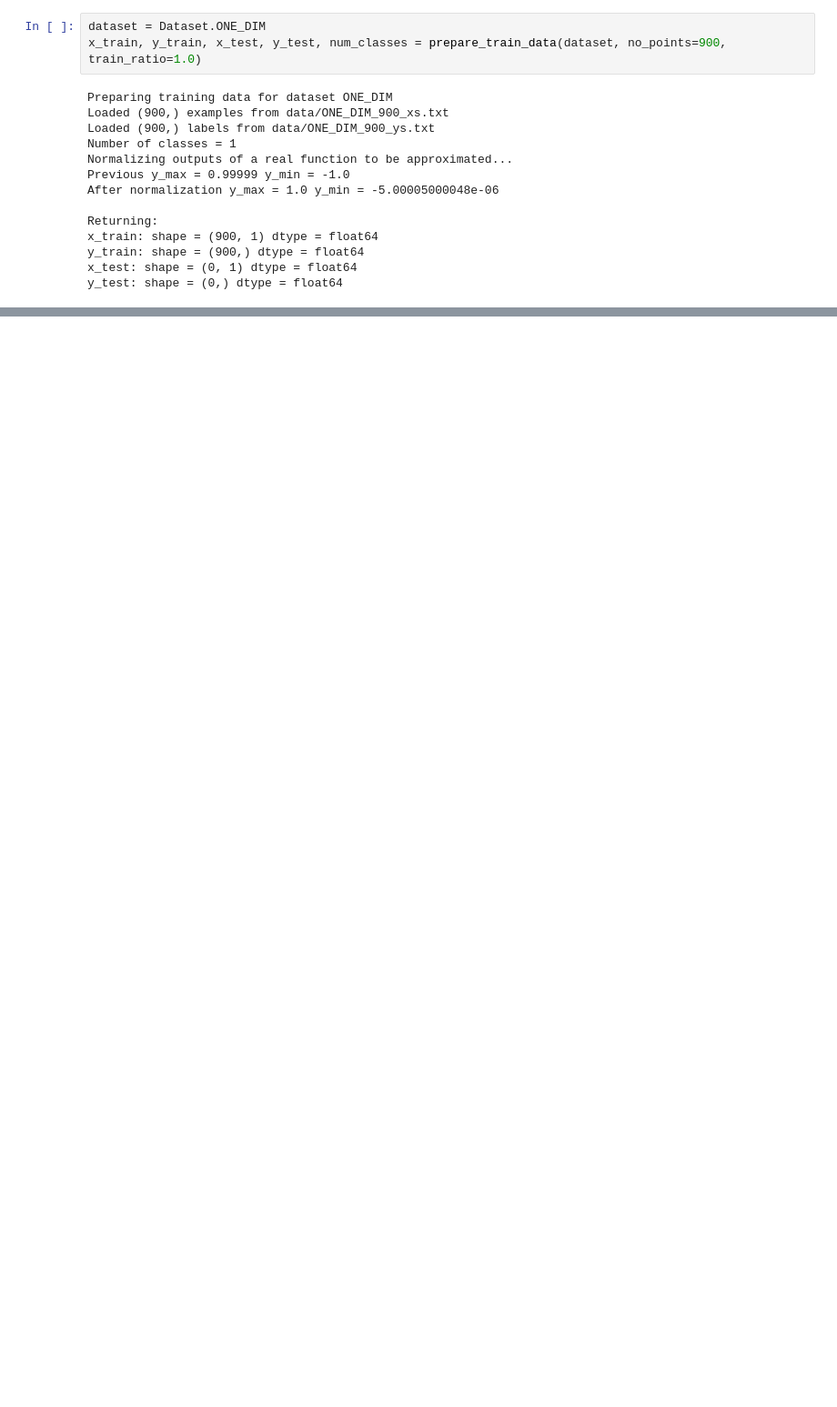
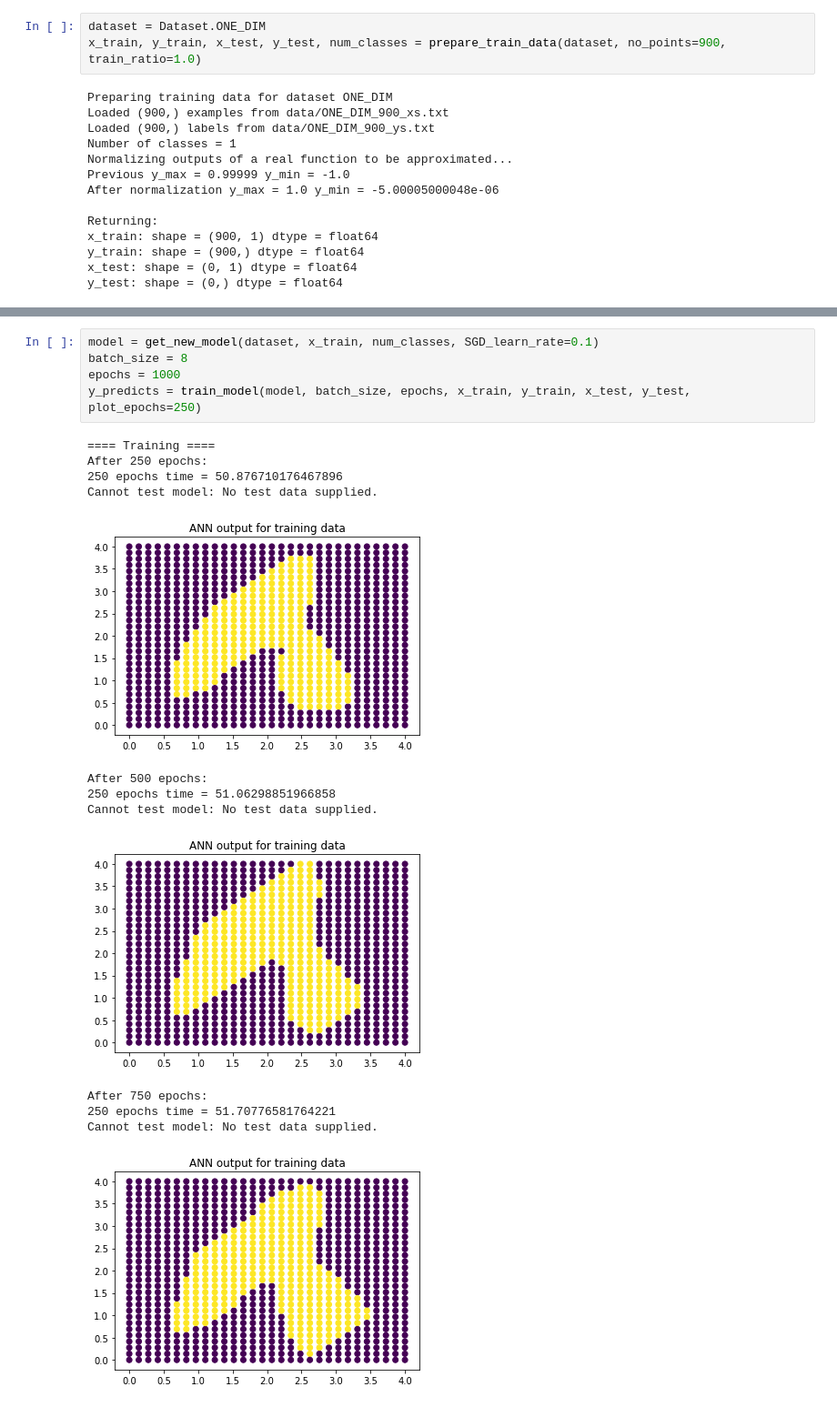
Before and after one commit to BartyzalRadek/neuroinformatics-course, a Jupyter notebook: FFNN.ipynb, the cells around one changed output, grey strips where cells are left out. Shown at 91% size. Saved outputs shown, nothing was run; the diff lists cells and outputs as text; blank space fills up the shorter version.

```diff
--- a/FFNN.ipynb
+++ b/FFNN.ipynb
@@ -231,0 +263,19 @@ plot_train_data(x_train, y_train)
+# %%
+model = get_new_model(dataset, x_train, num_classes, SGD_learn_rate=0.1)
+batch_size = 8
+epochs = 1000
+y_predicts = train_model(model, batch_size, epochs, x_train, y_train, x_test, y_test, plot_epochs=250)
+# %% [output]
+==== Training ====
+After 250 epochs:
+250 epochs time = 50.876710176467896
+Cannot test model: No test data supplied.
+[figure, added]
+After 500 epochs:
+250 epochs time = 51.06298851966858
+Cannot test model: No test data supplied.
+[figure, added]
+After 750 epochs:
+250 epochs time = 51.70776581764221
+Cannot test model: No test data supplied.
+[figure, added]
```
Also changed, not shown: parts of 11 cells of this notebook.
